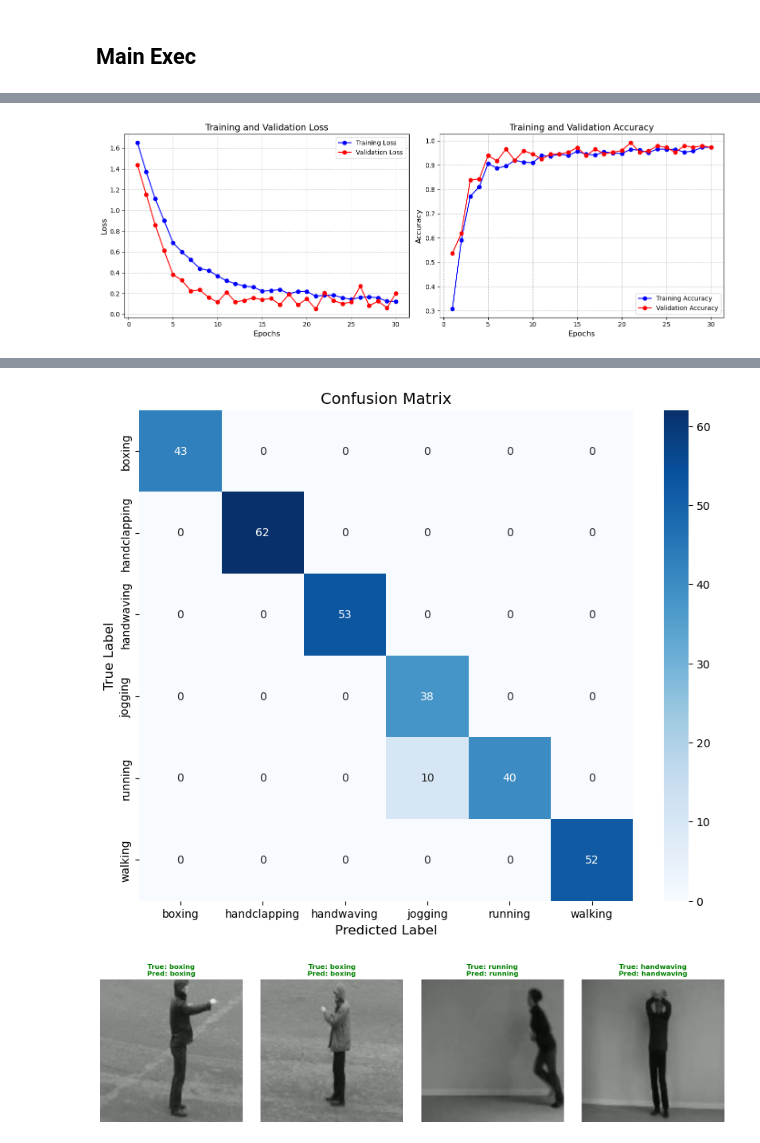
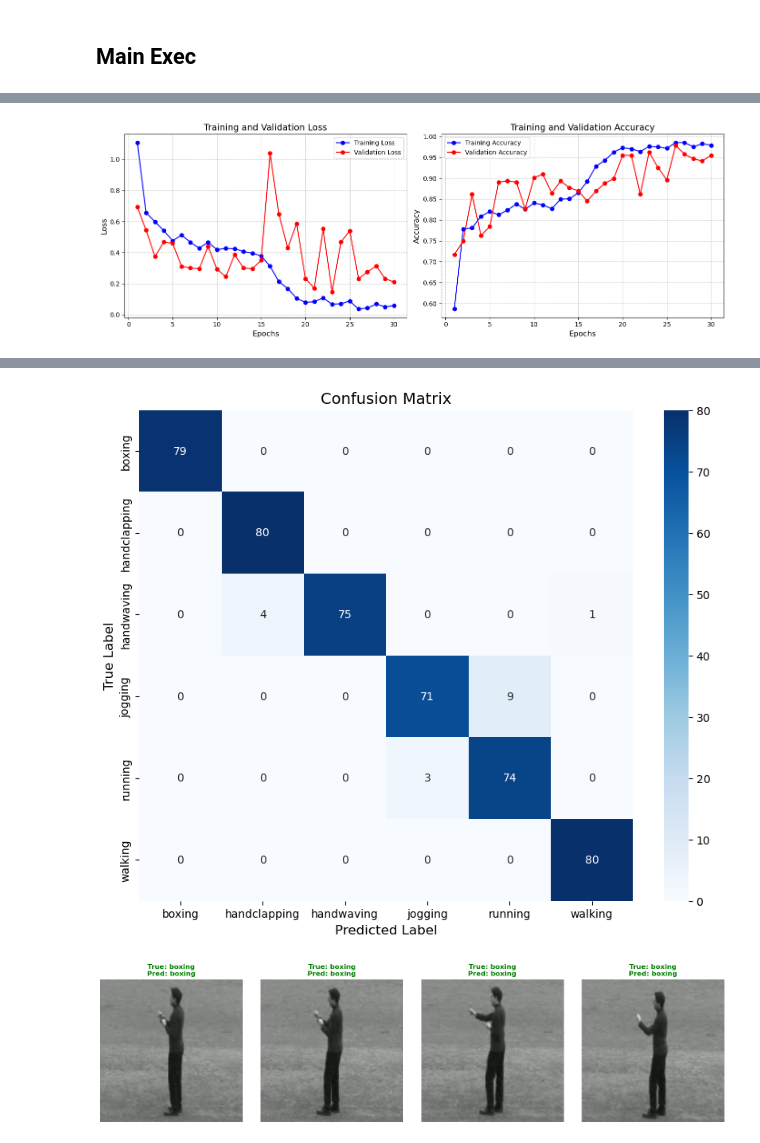
Before and after one commit to joaodomingos98/Camera-based_HAR-MAU_ML, a Jupyter notebook: notebooks/S3D_CNN_K400.ipynb, the cells around one changed output, grey strips where cells are left out. Drawn from its saved outputs; the diff is of its cells as text; code cells hidden in the pictures.

Commit message:
Updated training loop and freeze option

```diff
--- a/notebooks/S3D_CNN_K400.ipynb
+++ b/notebooks/S3D_CNN_K400.ipynb
@@ -320,25 +315,23 @@ class KTHVideoDataset(torch.utils.data.IterableDataset):
 # %% [markdown]
 ## Model Setup
 # %%
-def setup_model():
-    # Setup Device
+def setup_model(num_classes, freeze=False):
     device = torch.device("cuda" if torch.cuda.is_available() else "cpu")
     print(f"Using device: {device}")
 
-    # Initialize Model & Transforms
     weights = S3D_Weights.KINETICS400_V1
     model = s3d(weights=weights)
 
-    # Transfer Learning Modification
-    num_classes = 6
+    if freeze:
+        # Freeze all pretrained weights
+        for param in model.parameters():
+            param.requires_grad = False
+
+    # Replace only the classifier head
     in_channels = model.classifier[1].in_channels
-    model.classifier[1] = nn.Conv3d(
-        in_channels=in_channels,
-        out_channels=num_classes,
-        kernel_size=1, stride=1, padding=0
-    )
+    model.classifier[1] = nn.Conv3d(in_channels, num_classes, kernel_size=1)
+
     model = model.to(device)
-
     return model, device
 # %% [markdown]
 ## Training Model Function
@@ -563,8 +572,18 @@ TEST_SPLIT = 0.2
 VAL_SPLIT = 0.2
 BATCH_SIZE = 8
 NR_EPOCHS = 30
-LEARNING_RATE = 1e-5
+LEARNING_RATE = 1e-3
 CLIP_LEN = 32
+FREEZE = True
+UNFREEZE_EPOCH = 15
+
+# Nvidia A100 GPU optimization
+dataloader_kwargs = {
+    'num_workers': 16,
+    'pin_memory': True,   # faster CPU→GPU transfers on A100
+    'persistent_workers': True,  # keeps workers alive between epochs
+    'prefetch_factor': 2,  # each worker preloads 2 batches ahead
+}
 
 # Setting seed
 set_seed(SEED)
@@ -585,20 +604,24 @@ hyperparams = {
     "NR_EPOCHS": NR_EPOCHS,
     "LEARNING_RATE": LEARNING_RATE,
     "CLIP_LEN": CLIP_LEN,
+    "FREEZE": FREEZE,
+    "UNFREEZE_EPOCH": UNFREEZE_EPOCH if FREEZE else None,
     "MODEL": "S3D (Kinetics400 Pre-trained)"
 }
 with open(os.path.join(run_dir, "hyperparams.json"), "w") as f:
     json.dump(hyperparams, f, indent=4)
 
+# --- DATA & MODEL SETUP ---
 
-# --- DATA & MODEL SETUP ---
+# Class labels specific to KTH
+class_names = ['boxing', 'handclapping', 'handwaving', 'jogging', 'running', 'walking']
 
 # Randomly Partitions Data (Creates ./kth_split if it doesn't exist)
 split_dir = partition_kth_dataset(orig_dir=data_path, target_dir="./kth_split", test_split=TEST_SPLIT, val_split=VAL_SPLIT, seed = SEED)
 
 # Setup Model
 print("\nSetting up model...")
-model, device = setup_model()
+model, device = setup_model(len(class_names), freeze=FREEZE)
 
 # Get the transforms
 weights = S3D_Weights.KINETICS400_V1
@@ -610,48 +633,42 @@ val_dir = os.path.join(split_dir, "validation")
 test_dir = os.path.join(split_dir, "test")
 
 # Set up DataLoaders for Train and Validation (used during the training loop)
-dataset_train = KTHVideoDataset(root=train_dir, epoch_size=600, transform=preprocess, clip_len=CLIP_LEN)
-dataset_val = KTHVideoDataset(root=val_dir, epoch_size=150, transform=preprocess, clip_len=CLIP_LEN) # Smaller epoch size for val
+dataset_train = KTHVideoDataset(root=train_dir, transform=preprocess, clip_len=CLIP_LEN, train=True)
+dataset_val   = KTHVideoDataset(root=val_dir,   transform=preprocess, clip_len=CLIP_LEN, train=False)
 
 # Pack them into a dictionary for the training function
 dataloaders = {
-    'train': DataLoader(dataset_train, batch_size=BATCH_SIZE, num_workers=0),
-    'validation': DataLoader(dataset_val, batch_size=BATCH_SIZE, num_workers=0)
+    'train': DataLoader(dataset_train, batch_size=BATCH_SIZE, shuffle=True, **dataloader_kwargs),
+    'validation': DataLoader(dataset_val, batch_size=BATCH_SIZE, shuffle=False, **dataloader_kwargs)
 }
 
-# Class labels specific to KTH
-class_names = ['boxing', 'handclapping', 'handwaving', 'jogging', 'running', 'walking']
-
-
-# --- TRAIN & PLOT ---
+# --- TRAIN & SAVE MODEL ---
 model, history = train_model(
     model=model,
     dataloaders=dataloaders,
     device=device,
     class_names=class_names,
+    save_dir=run_dir,
     num_epochs=NR_EPOCHS,
-    learning_rate=LEARNING_RATE
+    learning_rate=LEARNING_RATE,
+    freeze=FREEZE,
+    unfreeze_epoch=UNFREEZE_EPOCH
 )
 
 # Plot and save the Learning Curves
 plot_learning_curves(history, save_dir=run_dir)
 
-# --- SAVE MODEL WEIGHTS ---
-model_save_path = os.path.join(run_dir, "best_s3d_model.pth")
-torch.save(model.state_dict(), model_save_path)
-print(f"\nModel weights saved to {model_save_path}")
-
 # --- EVALUATE & VISUALIZE ---
 print("\nRunning Final Evaluation on Test Set...")
 
 #Initialize Testing Datasets & Loaders
-dataset_test = KTHVideoDataset(root=test_dir, epoch_size=300, transform=preprocess, clip_len=CLIP_LEN)
-dataloader_test = DataLoader(dataset_test, batch_size=BATCH_SIZE, num_workers=0)
+dataset_test  = KTHVideoDataset(root=test_dir,  transform=preprocess, clip_len=CLIP_LEN, train=False)
+dataloader_test = DataLoader(dataset_test, batch_size=BATCH_SIZE, **dataloader_kwargs)
 
 #Evaluate the Model
 evaluate_model(model, dataloader_test, device, class_names,save_dir=run_dir)
 
 # Visualize Predictions
-visualize_predictions(model, dataloader_test, device, class_names, save_dir=run_dir)
+visualize_predictions(model, dataloader_test.dataset, device, class_names, save_dir=run_dir)
 # %% [output]
 Seed set to: 0
@@ -660,0 +691 @@ Subject Splits -> Train: 16, Val: 4, Test: 5
+[figure, new version]
@@ -680 +708,0 @@ Validation Loss: 0.2021 | Acc: 97.28%
-[figure, old version]
@@ -698,2 +709,2 @@ Classification report saved to ./runs/run_20260518_154347/classification_report.
-[figure, old version]
+[figure, new version]
-[figure, old version]
+[figure, new version]
```
Also changed, not shown: parts of 8 cells of this notebook.
